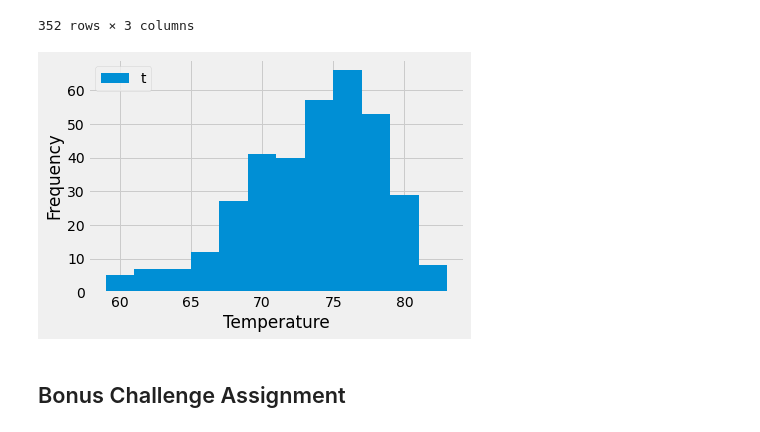
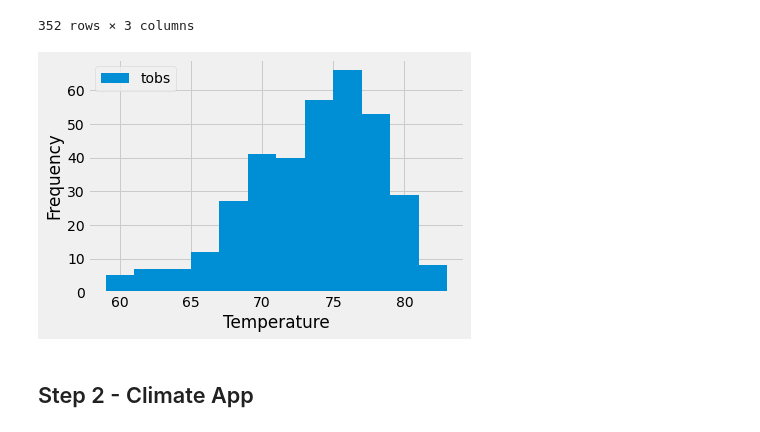
Before and after one commit to DMVance/climate-app, a Jupyter notebook: climate_starter.ipynb, the cells around one changed output. Saved outputs shown, nothing was run; the diff lists cells and outputs as text; code cells hidden in the pictures.

```diff
--- a/climate_starter.ipynb
+++ b/climate_starter.ipynb
@@ -317,11 +286,11 @@ df_tobs_12mo
 # %%
 plt.hist(df_tobs_12mo["tobs"], bins=12)
 plt.xlabel("Temperature")
 plt.ylabel("Frequency")
-plt.legend("tobs", loc='upper left')
+plt.legend(["tobs"], loc="upper left")
 plt.show()
 # %% [output]
-[figure, old version]
+[figure, new version]
-# %% [markdown]
-## Bonus Challenge Assignment
+# %% [markdown]
+## Step 2 - Climate App
 # %% [markdown]
```
Also changed, not shown: parts of 21 cells of this notebook.
